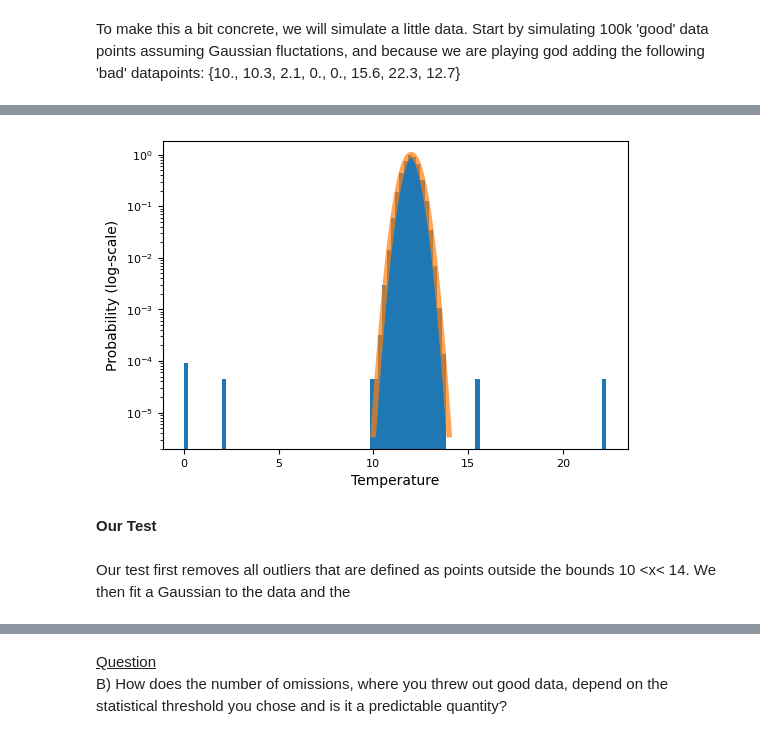
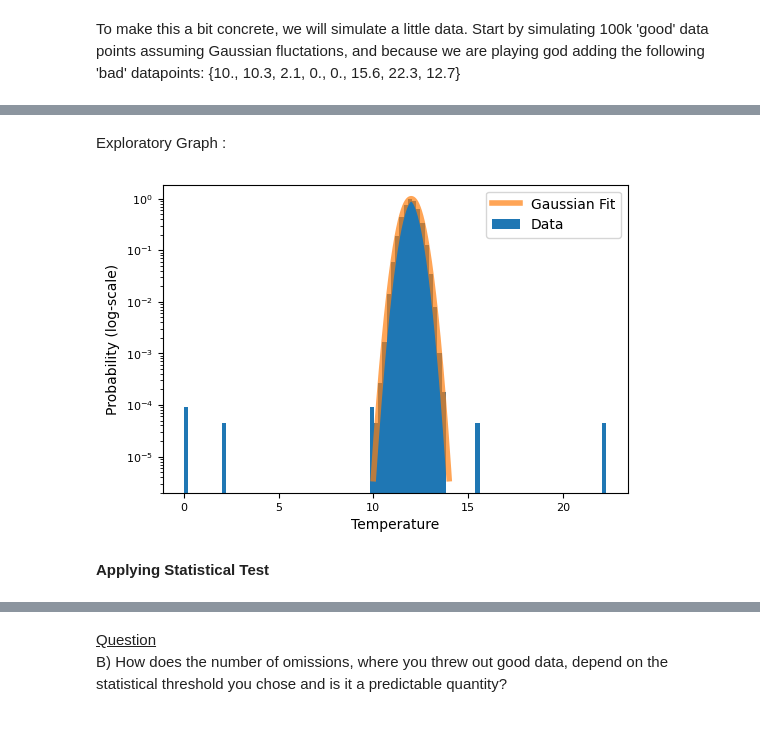
Before and after one commit to mishra2201/PHYS_434, a Jupyter notebook: LABS/LAB_3.ipynb, the cells around one changed output, grey strips where cells are left out. Drawn from its saved outputs; the diff is of its cells as text; code cells hidden in the pictures.

```diff
--- a/LABS/LAB_3.ipynb
+++ b/LABS/LAB_3.ipynb
@@ -49,18 +55,19 @@ How likely is our apparatus to register a value within 5 sigma of the mean? <br>
+# %% [markdown]
+Exploratory Graph :
 # %%
 d = np.append(stats.norm.rvs(loc = 12., scale = 0.4, size = 100000), [10., 10.3, 2.1, 0., 0., 15.6, 22.3, 12.7])
 fig, ax = plt.subplots(1, 1)
-ax.hist(d,100, density=True)
+ax.hist(d,100, density=True,label="Data")
 plt.tick_params(labelsize = 8)
 x = np.linspace(10,14,1000)
-ax.plot(x,stats.norm.pdf(x,loc = 12, scale = 0.4),linewidth = 4,alpha = 0.7)
+ax.plot(x,stats.norm.pdf(x,loc = 12, scale = 0.4),linewidth = 4,alpha = 0.7,label="Gaussian Fit")
 ax.set_yscale("log")
 ax.set_xlabel("Temperature")
 ax.set_ylabel("Probability (log-scale)")
+ax.legend()
 plt.show()
 # %% [output]
-[figure, old version]
+[figure, new version]
-# %% [markdown]
-<b> Our Test </b>
-# %% [markdown]
-Our test first removes all outliers that are defined as points outside the bounds 10 <x< 14. We then fit a Gaussian to the data and the
+# %% [markdown]
+<b> Applying Statistical Test </b>
 # %%
```
Also changed, not shown: parts of 22 cells of this notebook.
